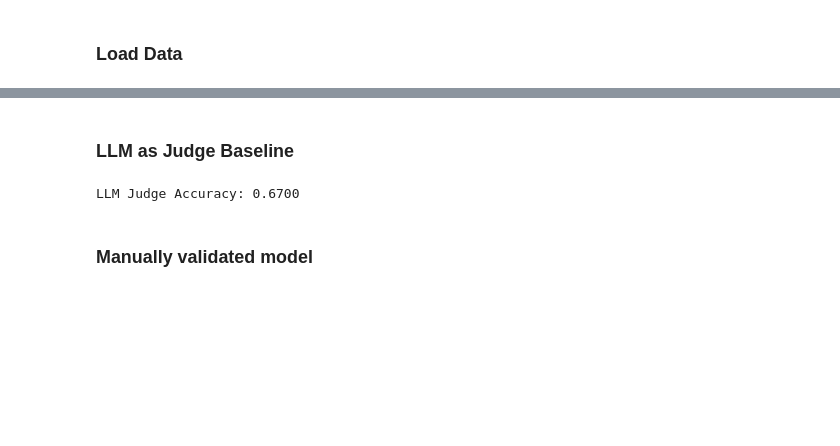
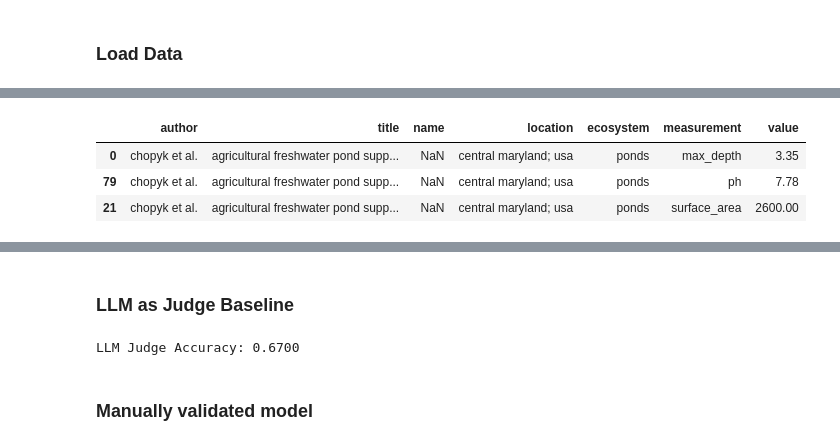
Before and after one commit to kevinqnb/scholarlm, a Jupyter notebook: examples/pond_lake.ipynb, the cells around one changed output, grey strips where cells are left out. Drawn from its saved outputs; the diff is of its cells as text; code cells hidden in the pictures; blank space fills up the shorter version.

```diff
--- a/examples/pond_lake.ipynb
+++ b/examples/pond_lake.ipynb
@@ -125,0 +115,7 @@ result_df
+# %%
+pond_df.loc[pond_df.title == registered_titles[0], :].sort_values(by='measurement')
+# %% [output]
+|  | author | title | name | location | ecosystem | measurement | value |
+| 0 | chopyk et al. | agricultural freshwater pond supp... | NaN | central maryland; usa | ponds | max_depth | 3.35 |
+| 79 | chopyk et al. | agricultural freshwater pond supp... | NaN | central maryland; usa | ponds | ph | 7.78 |
+| 21 | chopyk et al. | agricultural freshwater pond supp... | NaN | central maryland; usa | ponds | surface_area | 2600.00 |
```
Also changed, not shown: parts of 35 cells of this notebook, 3 other files.
